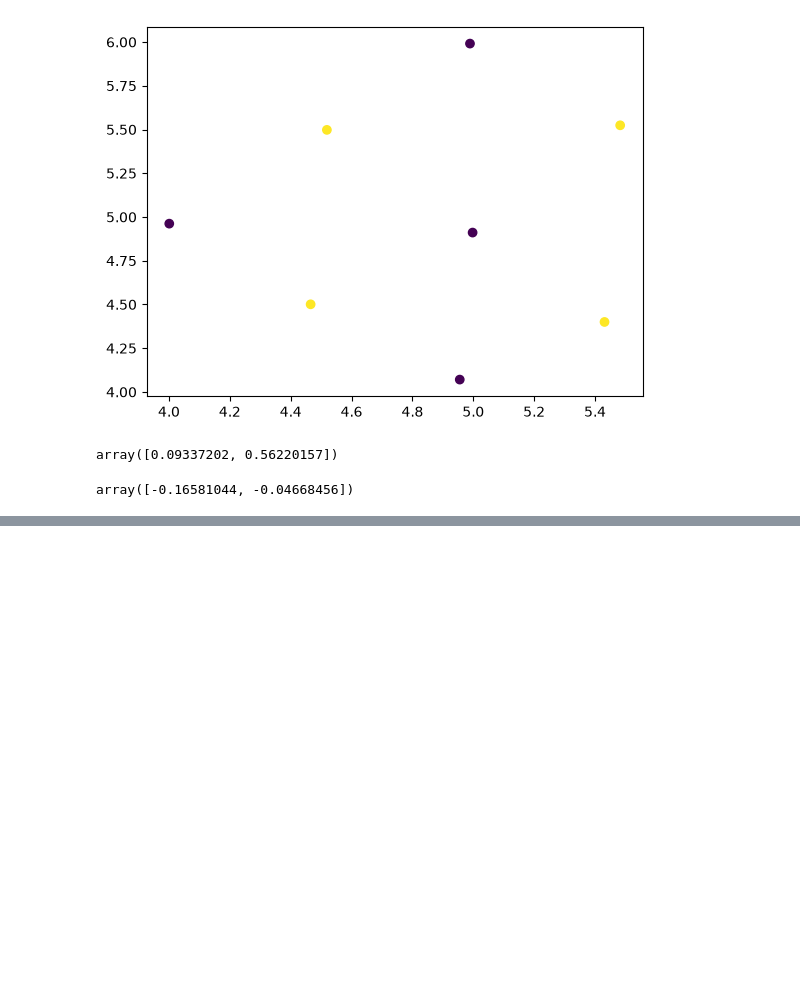
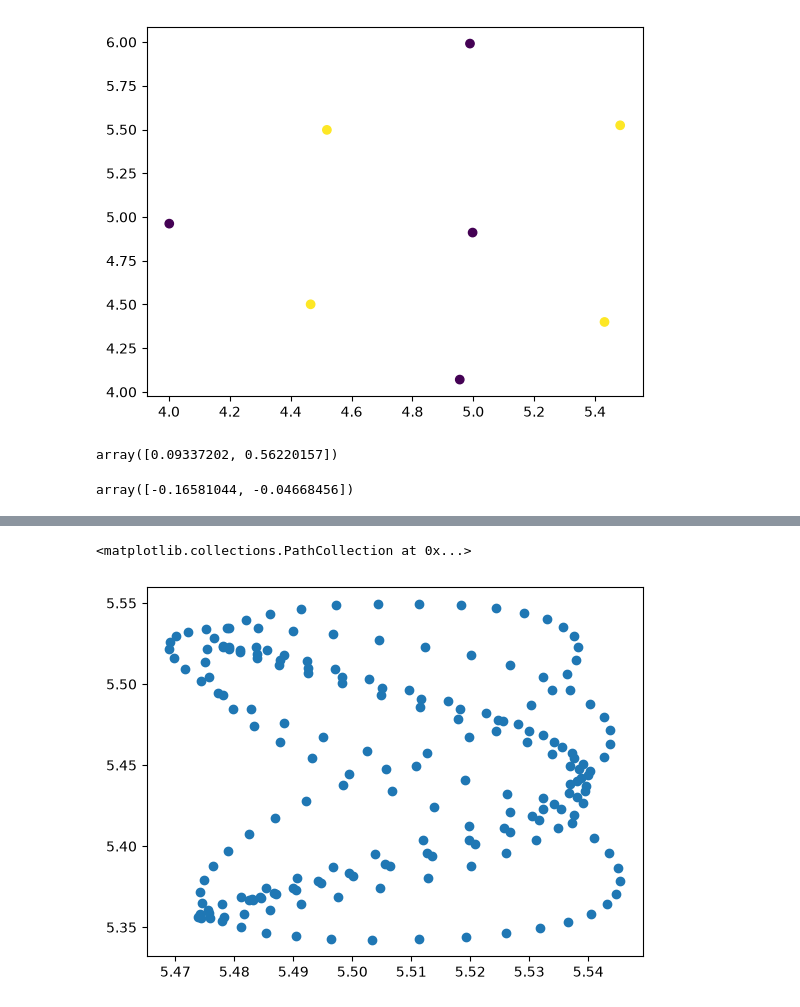
Before and after one commit to smazoyerdatascience/2D-Glass, a Jupyter notebook: basic_simulations.ipynb, the cells around one changed output, grey strips where cells are left out. Cells and saved outputs as stored; diff of their text form; code cells hidden in the pictures; blank space fills up the shorter version.

```diff
--- a/basic_simulations.ipynb
+++ b/basic_simulations.ipynb
@@ -306,0 +344,20 @@ plt.scatter(x=coord_time[:,0], y=coord_time[:,1])
+# %%
+
+idx_partic = 55
+n_step = 200
+coord_0 = coord.copy()
+
+def partic_traj(idx_partic = idx_partic, n_step = n_step, coord = coord):
+
+    coord_time = np.zeros([n_step, 2])
+    for step_i in range (n_step):
+        coord_0 = partic_move(idx_partic=idx_partic, coord=coord)
+        coord_time[step_i, :] = coord_0[idx_partic, 1:3]
+
+    return coord_time
+
+coord_time=partic_traj(coord = coord_0)
+plt.scatter(x=coord_time[:,0], y=coord_time[:,1])
+# %% [output]
+<matplotlib.collections.PathCollection at 0x...>
+[figure, added]
```
Also changed, not shown: parts of 5 cells of this notebook.
